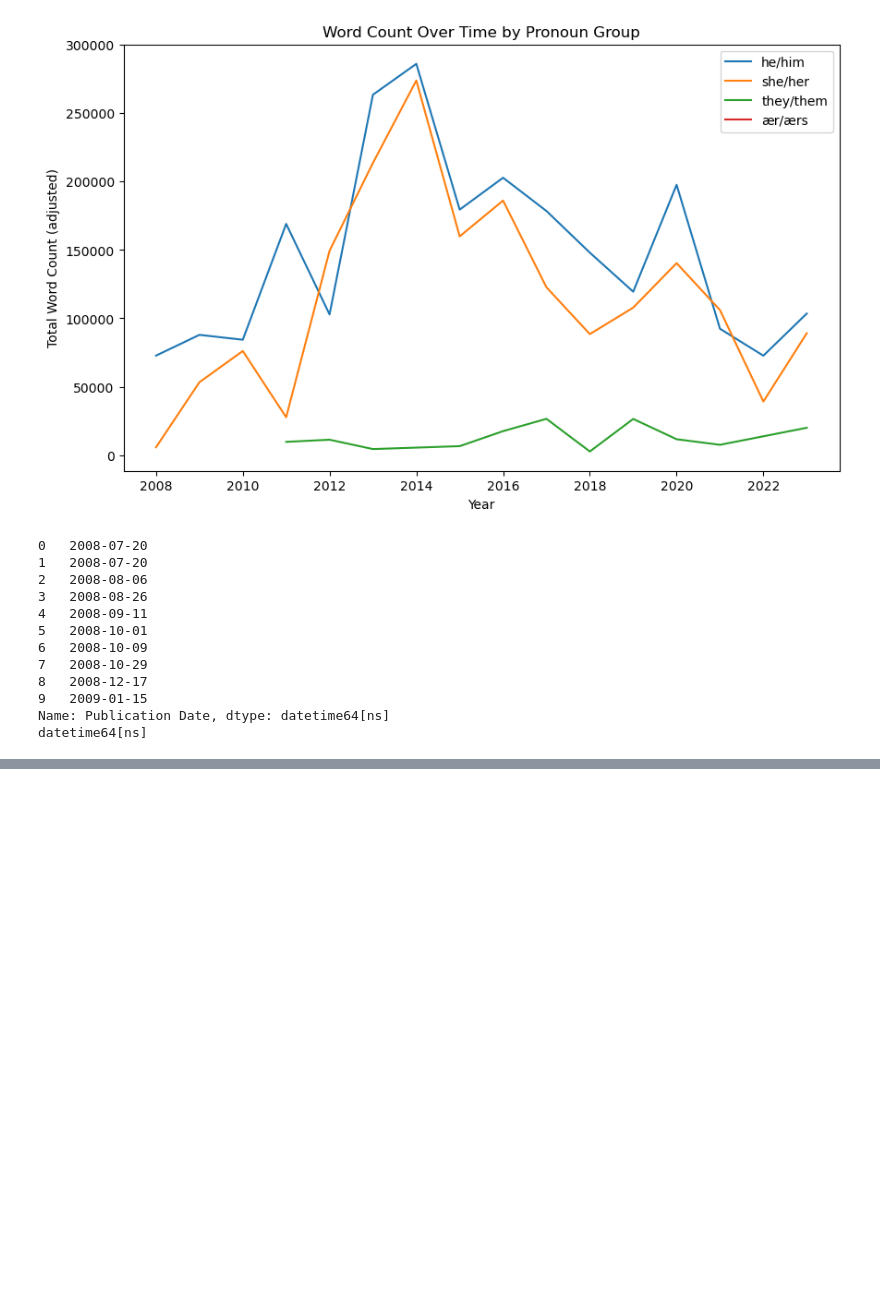
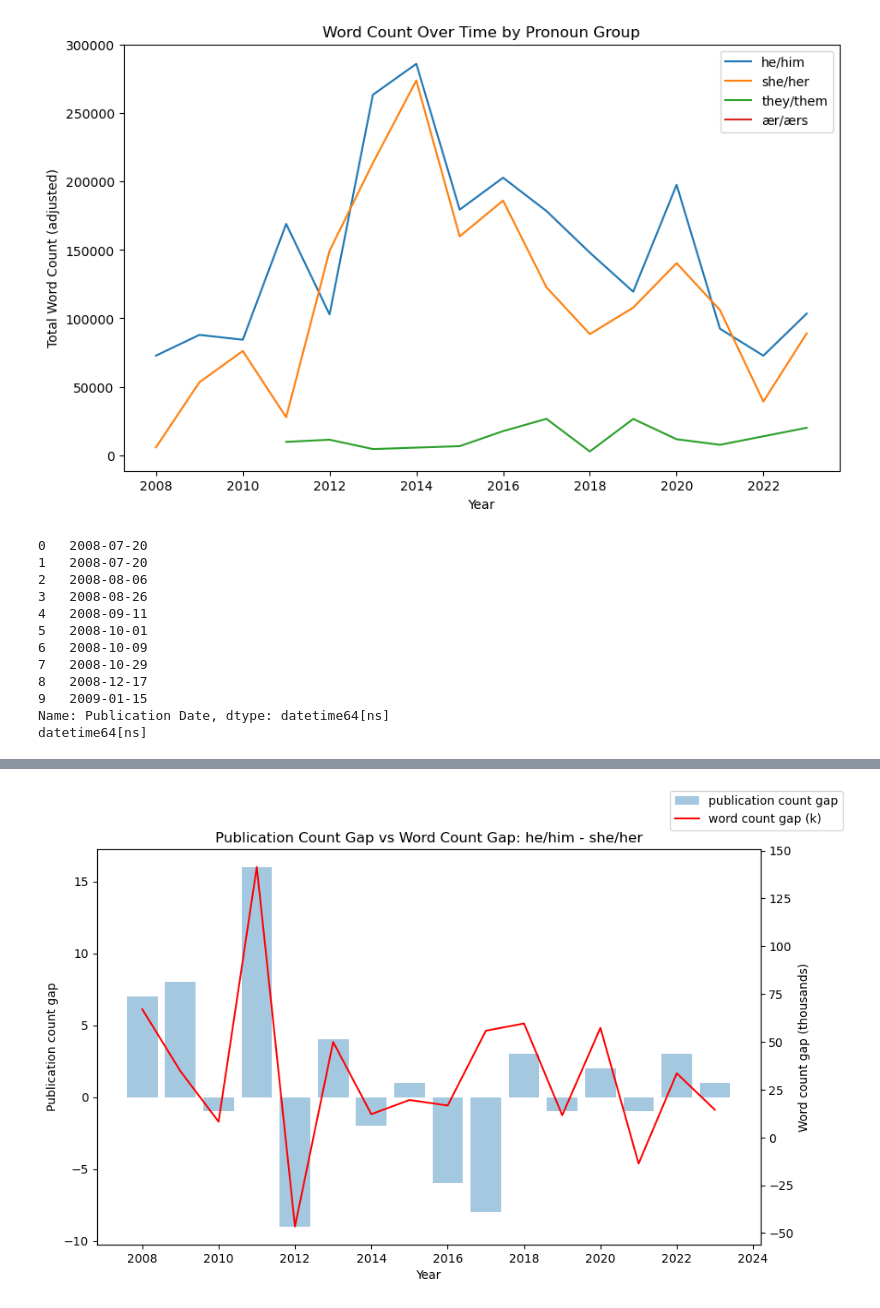
Before and after one commit to batmandoescalc/gvp, a Jupyter notebook: time_series.ipynb, the cells around one changed output, grey strips where cells are left out. Cells and saved outputs as stored; diff of their text form; code cells hidden in the pictures; blank space fills up the shorter version.

```diff
--- a/time_series.ipynb
+++ b/time_series.ipynb
@@ -85,0 +99,15 @@ datetime64[ns]
+# %%
+pub_count = compiled_stats.groupby(['year', 'Pronoun']).size().reset_index(name='n')
+pub_pivot = pub_count.pivot(index='year', columns='Pronoun', values='n').fillna(0)
+fig, ax1 = plt.subplots(figsize=(10, 6))
+ax1.bar(pub_pivot.index, pub_pivot['he/him'] - pub_pivot.get('she/her', 0), alpha=0.4, label='publication count gap')
+ax2 = ax1.twinx()
+ax2.plot(pivot.index, (pivot['he/him'] - pivot['she/her']) / 1000, color='red', label='word count gap (k)')
+ax1.set_xlabel("Year")
+ax1.set_ylabel("Publication count gap")
+ax2.set_ylabel("Word count gap (thousands)")
+plt.title("Publication Count Gap vs Word Count Gap: he/him - she/her")
+fig.legend(loc='upper right')
+plt.show()
+# %% [output]
+[figure, added]
```
Also changed, not shown: parts of 3 cells of this notebook.
